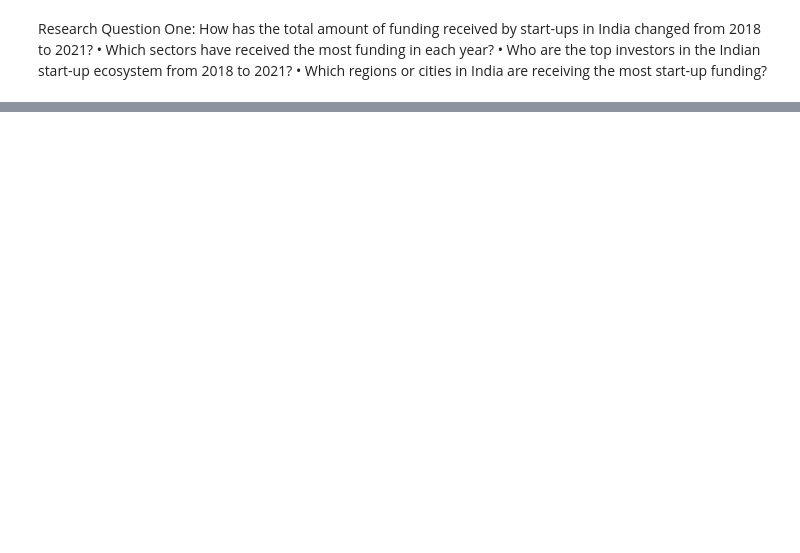
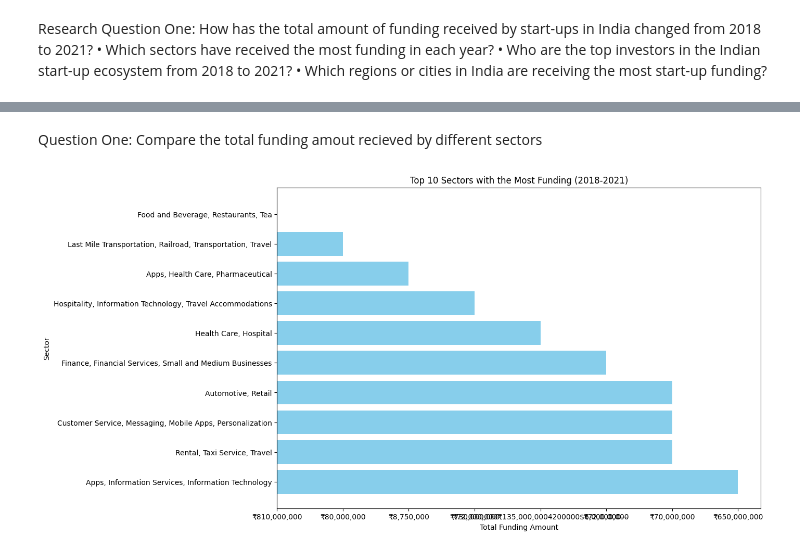
Before and after one commit to Babusto/Azubi-LP1-Project, a Jupyter notebook: Notebook/LP1.ipynb, the cells around one changed output, grey strips where cells are left out. Cells and saved outputs as stored; diff of their text form; code cells hidden in the pictures; blank space fills up the shorter version.

```diff
--- a/Notebook/LP1.ipynb
+++ b/Notebook/LP1.ipynb
@@ -885,0 +890,22 @@ Note: you may need to restart the kernel to use updated packages.
+# %% [markdown]
+Question One: Compare the total funding amout recieved by different sectors
+# %%
+# Group by sector and sum the funding amounts
+sector_funding = df.groupby('Sector')['Amount'].sum().reset_index()
+
+# Sort the sectors by total funding amount in descending order
+sector_funding = sector_funding.sort_values(by='Amount', ascending=False)
+
+# Select the top 10 sectors with the most funding
+top_sectors = sector_funding.head(10)
+
+# Plotting
+plt.figure(figsize=(12, 8))
+plt.barh(top_sectors['Sector'], top_sectors['Amount'], color='skyblue')
+plt.xlabel('Total Funding Amount')
+plt.ylabel('Sector')
+plt.title('Top 10 Sectors with the Most Funding (2018-2021)')
+plt.gca().invert_yaxis()  # Invert y-axis to show the highest funding at the top
+plt.show()
+# %% [output]
+[figure, added]
```
Also changed, not shown: parts of 4 cells of this notebook.
